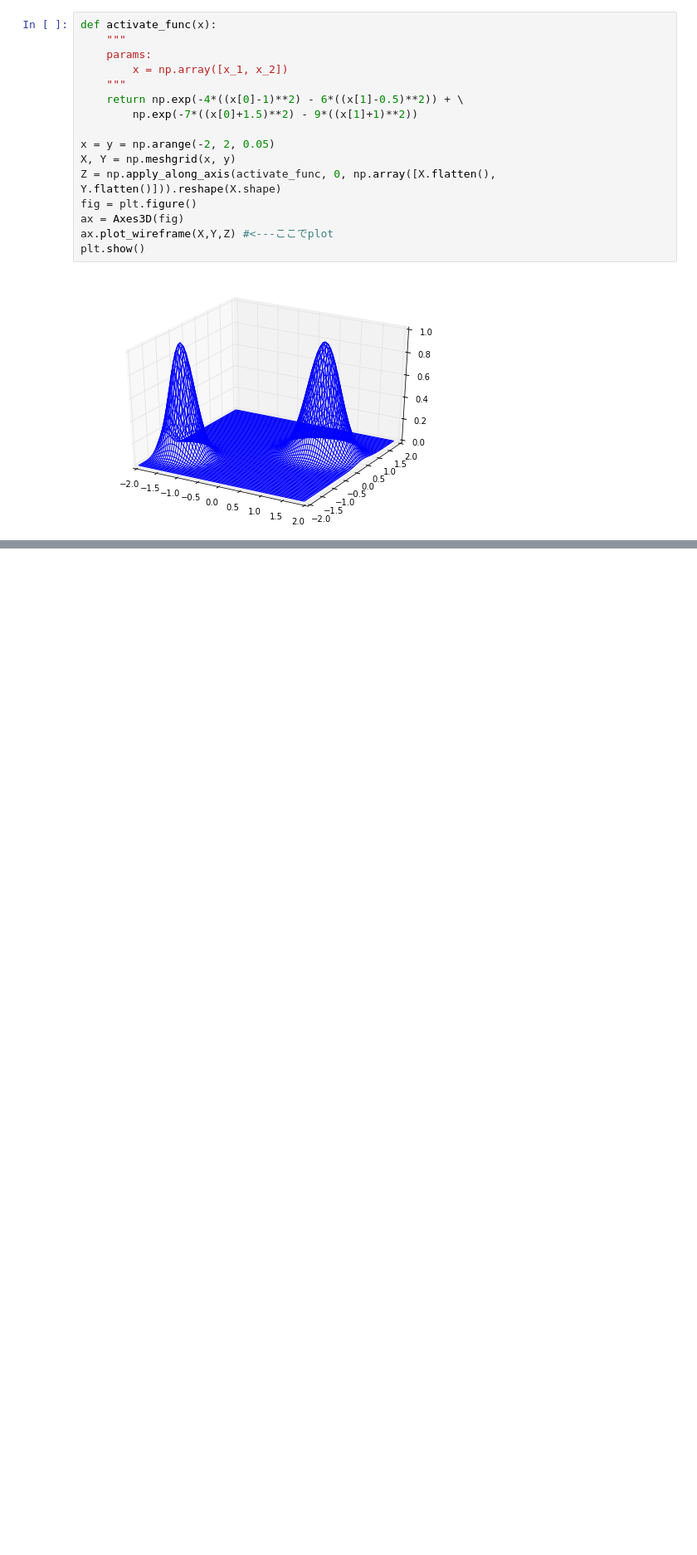
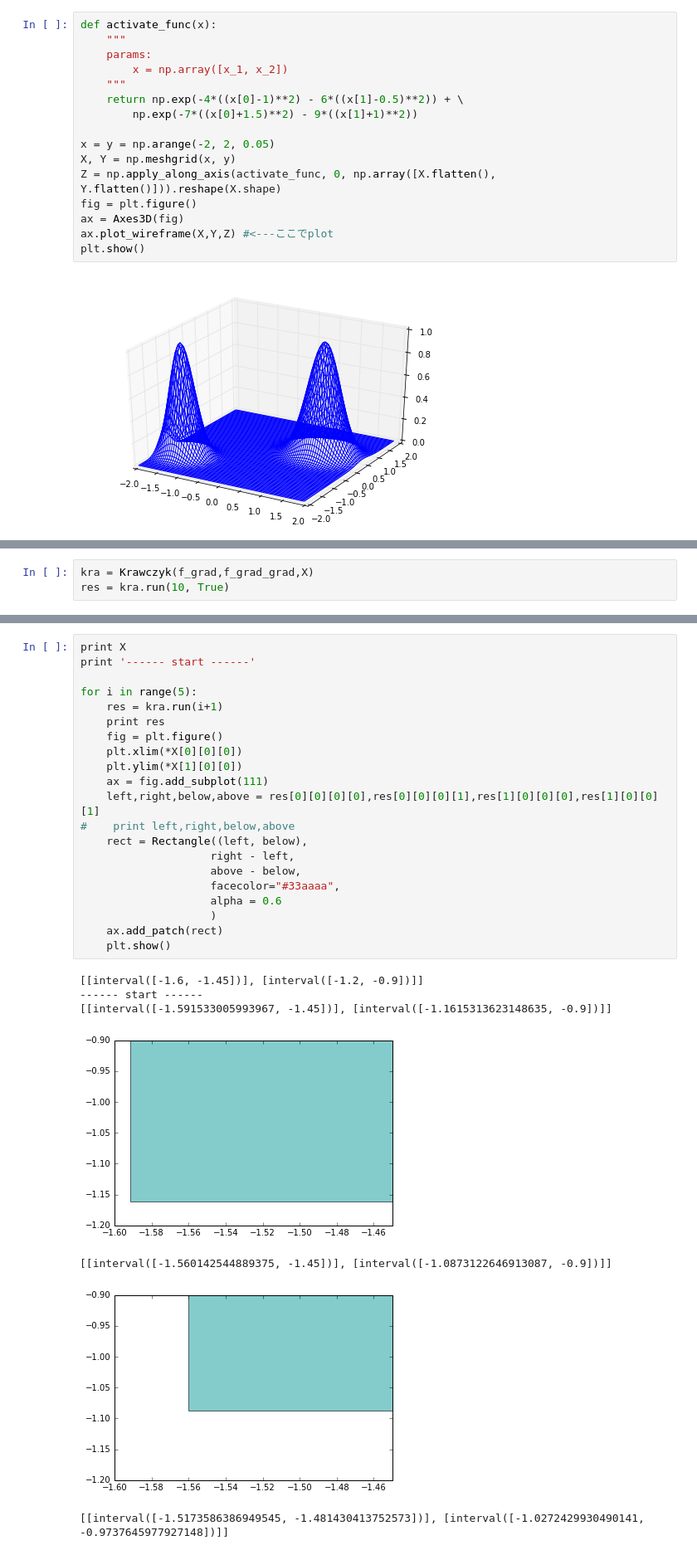
Before and after one commit to tkda-h3/interval-newton-method, a Jupyter notebook: nn-output-optimization.ipynb, the cells around one changed output, grey strips where cells are left out. Shown at 83% size. Drawn from its saved outputs; the diff is of its cells as text; blank space fills up the shorter version.

```diff
--- a/nn-output-optimization.ipynb
+++ b/nn-output-optimization.ipynb
@@ -108,0 +90,3 @@ kra.run(10, True)
+# %%
+kra = Krawczyk(f_grad,f_grad_grad,X)
+res = kra.run(10, True)
@@ -108,0 +111,29 @@ kra.run(10, True)
+# %%
+print X
+print '------ start ------'
+
+for i in range(5):
+    res = kra.run(i+1)
+    print res
+    fig = plt.figure()
+    plt.xlim(*X[0][0][0])
+    plt.ylim(*X[1][0][0])
+    ax = fig.add_subplot(111)
+    left,right,below,above = res[0][0][0][0],res[0][0][0][1],res[1][0][0][0],res[1][0][0][1]
+#    print left,right,below,above
+    rect = Rectangle((left, below),
+                    right - left,
+                    above - below,
+                    facecolor="#33aaaa",
+                    alpha = 0.6
+                    )
+    ax.add_patch(rect)
+    plt.show()
+# %% [output]
+[[interval([-1.6, -1.45])], [interval([-1.2, -0.9])]]
+------ start ------
+[[interval([-1.591533005993967, -1.45])], [interval([-1.1615313623148635, -0.9])]]
+[figure, added]
+[[interval([-1.560142544889375, -1.45])], [interval([-1.0873122646913087, -0.9])]]
+[figure, added]
+[[interval([-1.5173586386949545, -1.481430413752573])], [interval([-1.0272429930490141, -0.9737645977927148])]]
```
Also changed, not shown: parts of 10 cells of this notebook, 3 other files.
